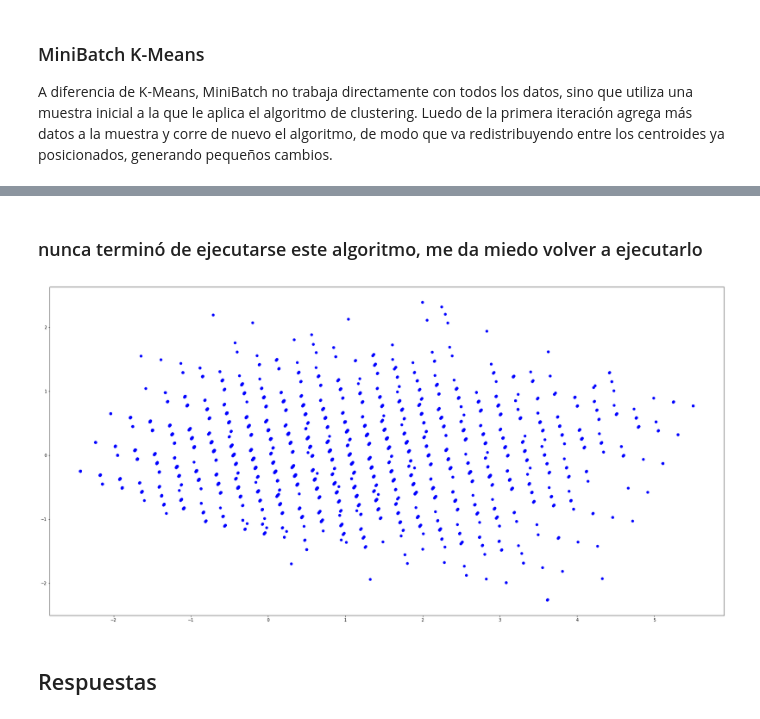
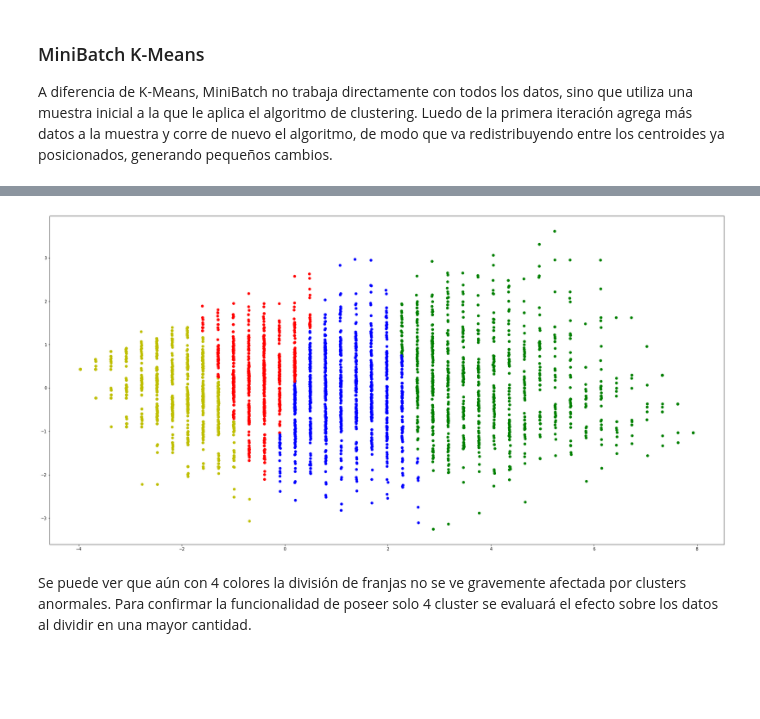
Before and after one commit to claudiogalaz/T1-DM, a Jupyter notebook: Tarea-1-Minería-de-Datos.ipynb, the cells around one changed output, grey strips where cells are left out. Drawn from its saved outputs; the diff is of its cells as text; code cells hidden in the pictures; blank space fills up the shorter version.

```diff
--- a/Tarea-1-Minería-de-Datos.ipynb
+++ b/Tarea-1-Minería-de-Datos.ipynb
@@ -133,4 +204,0 @@ from sklearn.cluster import AgglomerativeClustering as AC
-# %%
-HAC_clustering = AC(linkage="complete", n_clusters=5)
-HAC_clustering.fit(data_final)
-HAC_labels = HAC_clustering.labels_
@@ -153,4 +204,0 @@ connectivity = 0.5 * (connectivity + connectivity.T)
-# %%
-ward = AC(n_clusters=5, linkage='ward', connectivity=connectivity)
-ward.fit(data_final)
-ward_labels = ward.labels_
@@ -172,11 +205,13 @@ DBSCAN_labels = DBSCAN_cluster.labels_
-# %% [markdown]
-### nunca terminó de ejecutarse este algoritmo, me da miedo volver a ejecutarlo
-# %%
-plt.figure(figsize=(30,15))
-plot = plt.scatter(X_m,Y_m,c= colormap[DBSCAN_labels] )
-
-plt.show()
-# %% [output]
-[figure, removed]
-# %% [markdown]
-## Respuestas
+# %%
+MBk_means = MiniBatchKMeans(init="k-means++", n_clusters=4, batch_size=100)
+MBk_means.fit(data_final)
+MBklabels = MBk_means.labels_
+# %%
+plt.figure(figsize=(30,15))
+plot = plt.scatter(X_m,Y_m,c= colormap[MBklabels] )
+
+plt.show()
+# %% [output]
+[figure, added]
+# %% [markdown]
+Se puede ver que aún con 4 colores la división de franjas no se ve gravemente afectada por clusters anormales. Para confirmar la funcionalidad de poseer solo 4 cluster se evaluará el efecto sobre los datos al dividir en una mayor cantidad.
```
Also changed, not shown: parts of 62 cells of this notebook.
